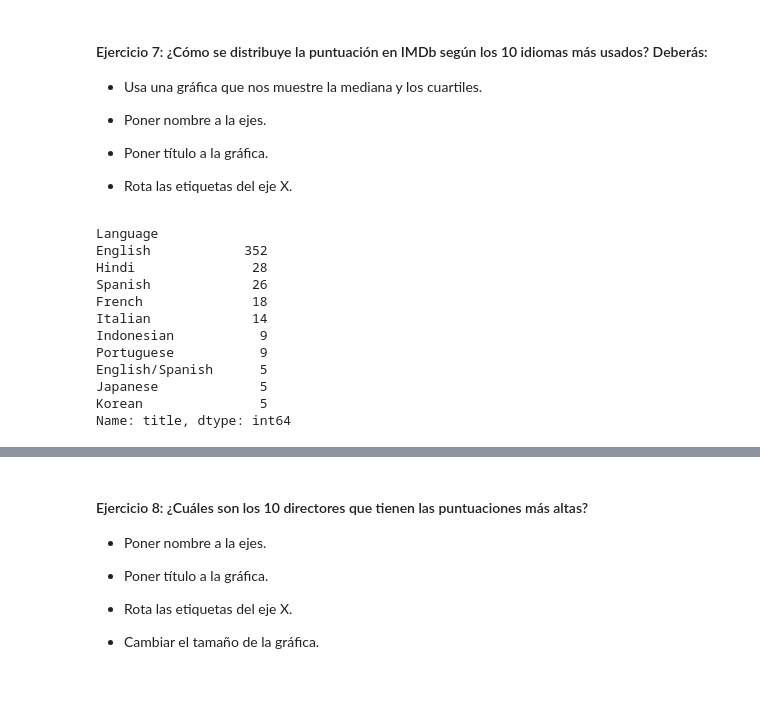
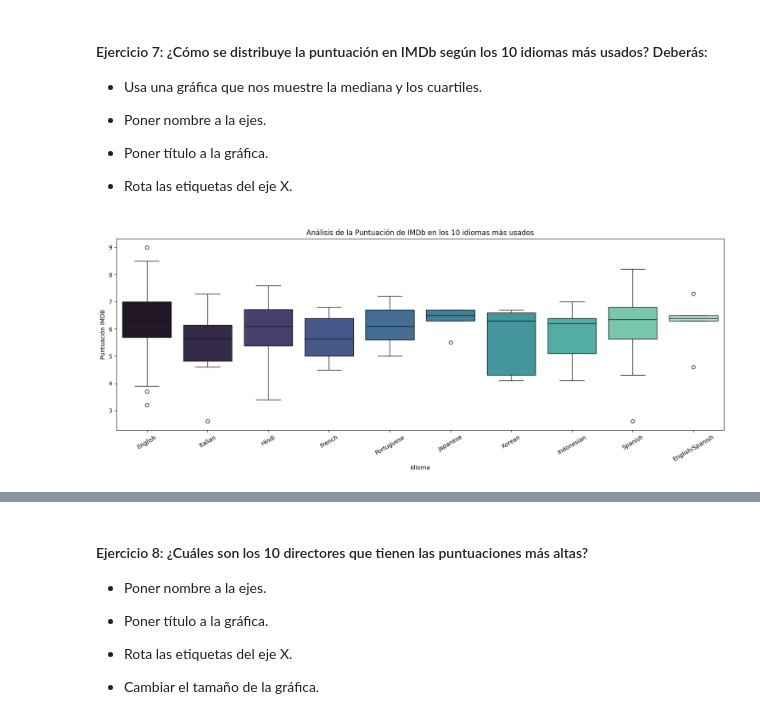
Before and after one commit to apelsito/laboratorio-modulo2-leccion04-visualizacion, a Jupyter notebook: laboratorio-modulo2-leccion04-visualizacion.ipynb, the cells around one changed output, grey strips where cells are left out. Drawn from its saved outputs; the diff is of its cells as text; code cells hidden in the pictures; blank space fills up the shorter version.

```diff
--- a/laboratorio-modulo2-leccion04-visualizacion.ipynb
+++ b/laboratorio-modulo2-leccion04-visualizacion.ipynb
@@ -158,19 +158,15 @@ plt.tight_layout()
 
 - Rota las etiquetas del eje X.
 # %%
-df_topten_language = df.groupby("Language")["title"].count().nlargest(10)
-
-df_topten_language
+top_10_idiomas = df['Language'].value_counts().nlargest(10).index #Me devuelve el top 10 de paises, al usar index, lo
+df_idiomas = df[df['Language'].isin(top_10_idiomas)]
+plt.figure(figsize = (15,6))
+#sns.violinplot(y='Language', x='IMDB Score', data=df_idiomas)
+sns.boxplot(x='Language', y='IMDB Score', data=df_idiomas,palette="mako")
+plt.xticks(rotation = 30)
+plt.xlabel("Idioma")
+plt.ylabel("Puntuación IMDB")
+plt.title("Análisis de la Puntuación de IMDb en los 10 idiomas más usados")
+plt.tight_layout()
 # %% [output]
-Language
-English            352
-Hindi               28
-Spanish             26
-French              18
-Italian             14
-Indonesian           9
-Portuguese           9
-English/Spanish      5
-Japanese             5
-Korean               5
-Name: title, dtype: int64
+[figure, added]
```
Also changed, not shown: parts of 15 cells of this notebook.
